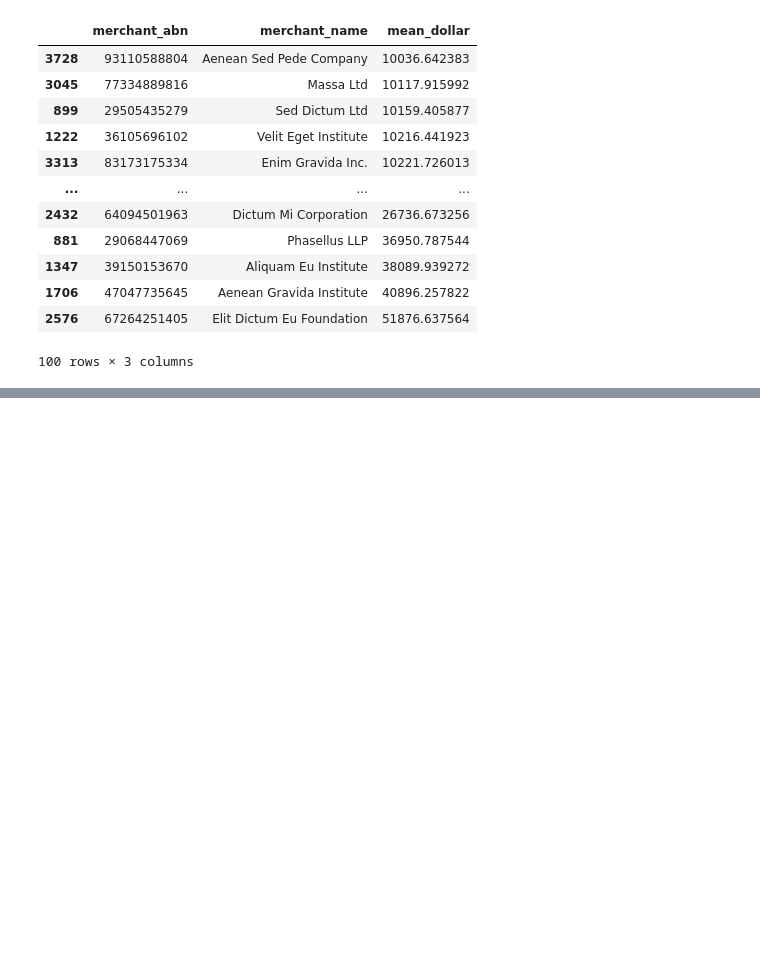
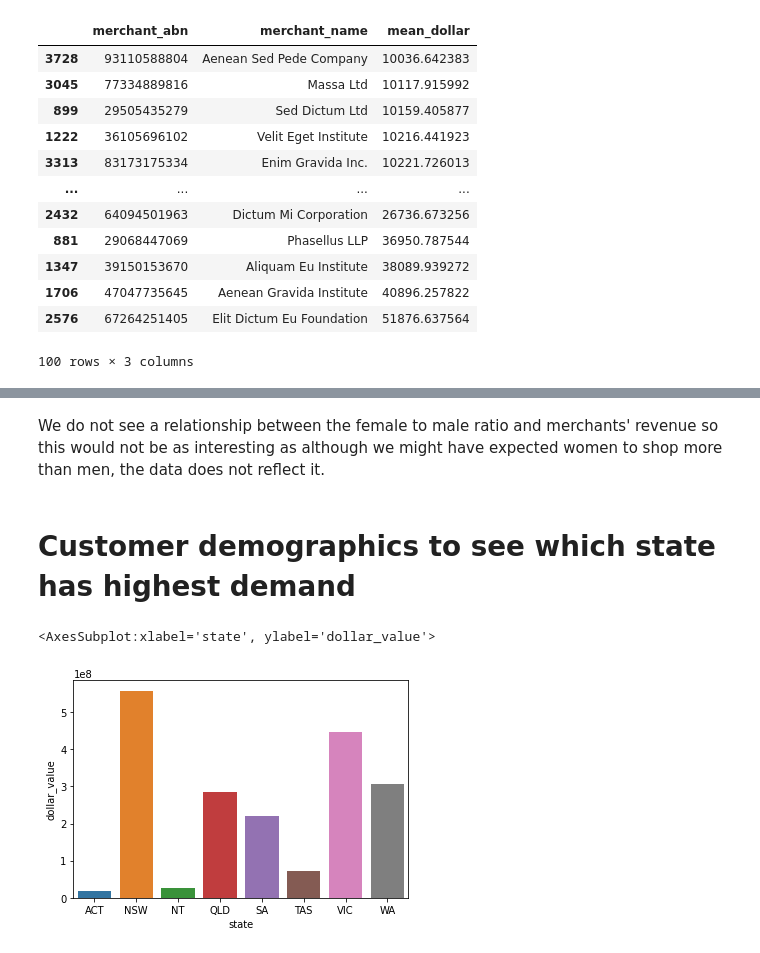
Before and after one commit to MAST30034-Applied-Data-Science/generic-buy-now-pay-later-project-group-17-adsb, a Jupyter notebook: notebooks/Interesting_merchants_analysis.ipynb, the cells around one changed output, grey strips where cells are left out. Saved outputs shown, nothing was run; the diff lists cells and outputs as text; code cells hidden in the pictures; blank space fills up the shorter version.

```diff
--- a/notebooks/Interesting_merchants_analysis.ipynb
+++ b/notebooks/Interesting_merchants_analysis.ipynb
@@ -167,0 +200,10 @@ high_trans.sort_values('mean_dollar')
+# %% [markdown]
+We do not see a relationship between the female to male ratio and merchants' revenue so this would not be as interesting as although we might have expected women to shop more than men, the data does not reflect it.
+# %% [markdown]
+# Customer demographics to see which state has highest demand
+# %%
+transactions_col4 = transactions.groupby(['state']).agg({"dollar_value": np.sum}).reset_index()
+sns.barplot(data=transactions_col4, x='state',y='dollar_value')
+# %% [output]
+<AxesSubplot:xlabel='state', ylabel='dollar_value'>
+[figure, added]
```
Also changed, not shown: parts of 8 cells of this notebook.
